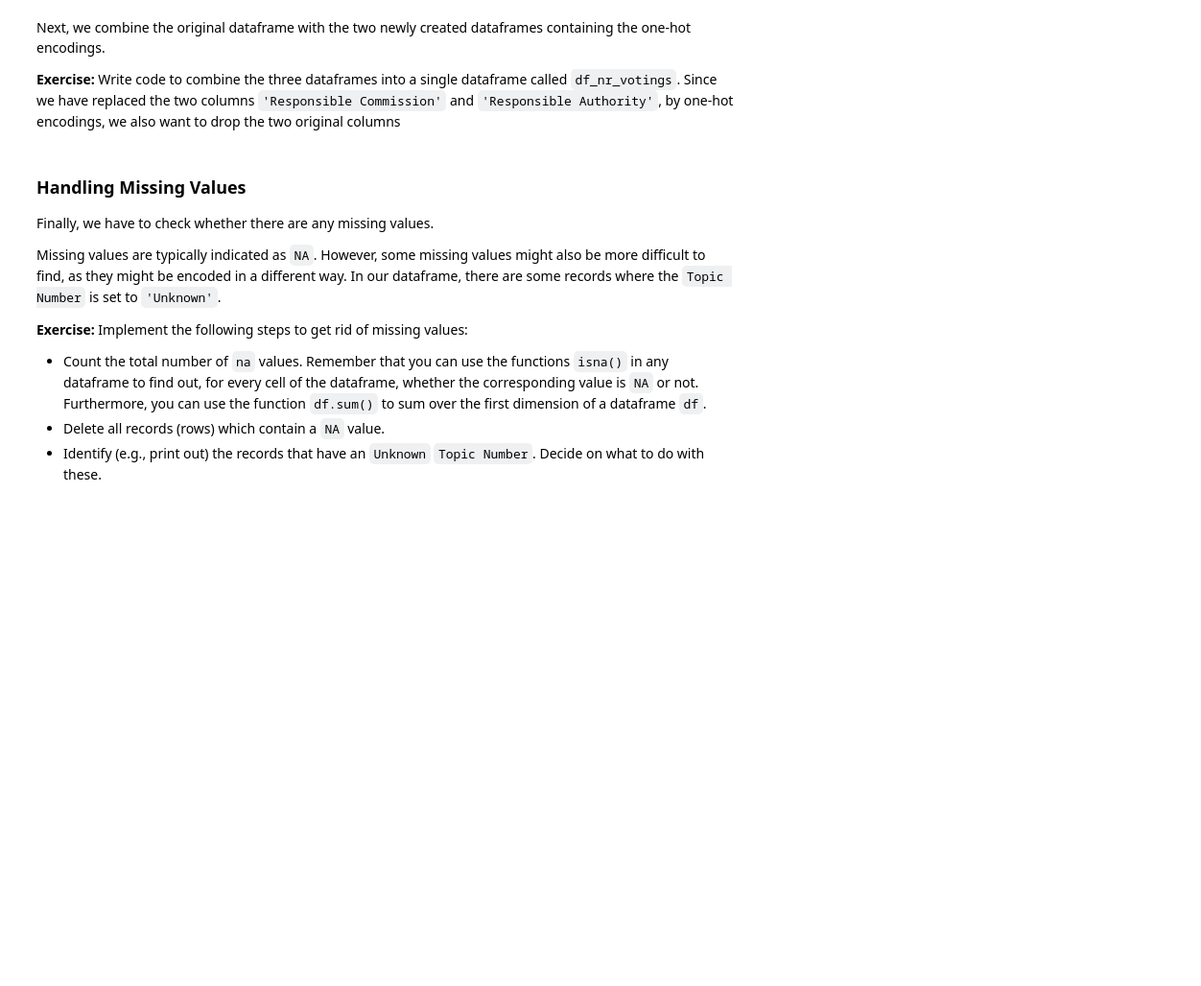
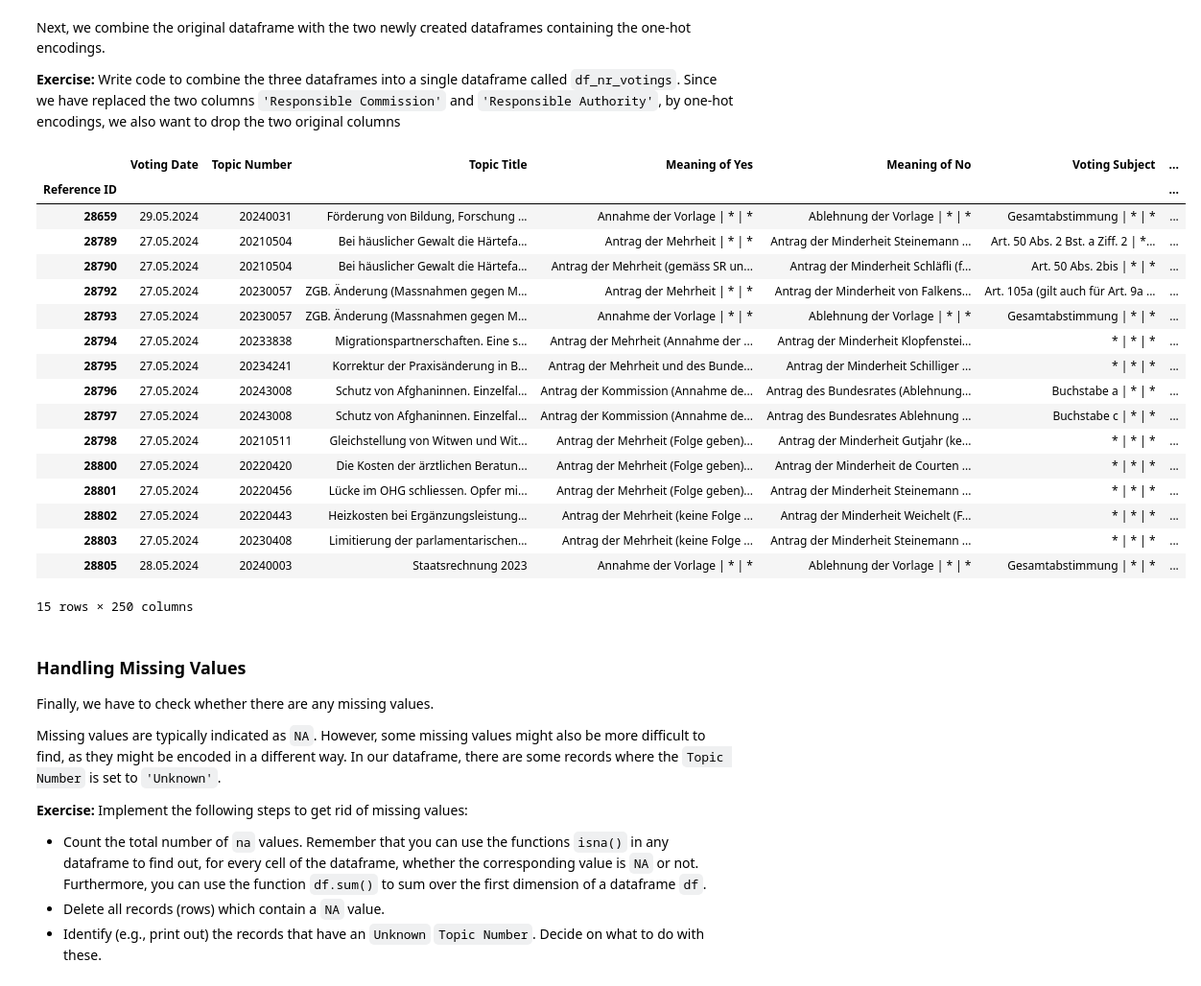
Before and after one commit to andrealuzzi/Block3, a Jupyter notebook: Project_5_Data_Preparation.ipynb, the cells around one changed output. Shown at 96% size. Cells and saved outputs as stored; diff of their text form; code cells hidden in the pictures; blank space fills up the shorter version.

```diff
--- a/Project_5_Data_Preparation.ipynb
+++ b/Project_5_Data_Preparation.ipynb
@@ -75,8 +128,18 @@ df_votings.rename(columns={
     'Bedeutung Ja': 'Meaning of Yes',
     'Bedeutung Nein': 'Meaning of No',
     'Abstimmungsgegenstand': 'Voting Subject',
-    'Vorlagetitel': 'Proposal Title'
+    'Vorlagetitel': 'Proposal Title',
 }, inplace=True)
+
+df_votings.rename(columns={
+    'Entscheid des Rates': 'Council Decision',
+    "Anzahl 'Ja'": 'Number of Yes',
+    "Anzahl 'Nein'": 'Number of No',
+    "Anzhal Enthaltungen": 'Number of Abstentions',
+    "Anzahl 'entschuldigt'": 'Number of excused',
+    "Anzahl 'nicht teilgenommen'": 'Number of non-participation',
+
+}, inplace=True)
 # %% [markdown]
 Furthermore, we set the "Referenznummer" of the proposal as index, as it is unique for each topic.
 # %%
@@ -164,0 +299,3 @@ One common step is to compute new attributes (or features). For example, we migh
+# %%
+df_votings['Percent_Yes'] = df_votings['Number of Yes'] /(df_votings['Number of Yes'] +df_votings['Number of No'])
+df_votings
@@ -203,3 +373,6 @@ We do the same for the `'Responsible Authority'`.
+# %%
+# df_RA_OH_encoded = ...
+df_RA_OH_encoded= pd.get_dummies(df_nr_votings['Responsible Authority'],  dtype=int)
 # %% [markdown]
 Next, we combine the original dataframe with the two newly created dataframes containing the one-hot encodings.
 
@@ -209,5 +380,31 @@ Next, we combine the original dataframe with the two newly created dataframes co
+# %%
+df_RA_OH_encoded
+df_RC_OH_encoded
+df_votings
+df_nr_votings = pd.concat([df_votings,df_RC_OH_encoded,df_RA_OH_encoded],axis=1,join="inner")
+df_nr_votings
+df_nr_votings.drop(columns=["Responsible Commission","Responsible Authority"],inplace=True)
 # %%
-df_nr_votings.head(5)
+df_nr_votings.head(15)
+# %% [output]
+|  | Voting Date | Topic Number | Topic Title | Meaning of Yes | Meaning of No | Voting Subject | ... |
+| Reference ID |  |  |  |  |  |  | ... |
+| 28659 | 29.05.2024 | 20240031 | Förderung von Bildung, Forschung ... | Annahme der Vorlage | * | * | Ablehnung der Vorlage | * | * | Gesamtabstimmung | * | * | ... |
+| 28789 | 27.05.2024 | 20210504 | Bei häuslicher Gewalt die Härtefa... | Antrag der Mehrheit | * | * | Antrag der Minderheit Steinemann ... | Art. 50 Abs. 2 Bst. a Ziff. 2 | *... | ... |
+| 28790 | 27.05.2024 | 20210504 | Bei häuslicher Gewalt die Härtefa... | Antrag der Mehrheit (gemäss SR un... | Antrag der Minderheit Schläfli (f... | Art. 50 Abs. 2bis | * | * | ... |
+| 28792 | 27.05.2024 | 20230057 | ZGB. Änderung (Massnahmen gegen M... | Antrag der Mehrheit | * | * | Antrag der Minderheit von Falkens... | Art. 105a (gilt auch für Art. 9a ... | ... |
+| 28793 | 27.05.2024 | 20230057 | ZGB. Änderung (Massnahmen gegen M... | Annahme der Vorlage | * | * | Ablehnung der Vorlage | * | * | Gesamtabstimmung | * | * | ... |
+| 28794 | 27.05.2024 | 20233838 | Migrationspartnerschaften. Eine s... | Antrag der Mehrheit (Annahme der ... | Antrag der Minderheit Klopfenstei... | * | * | * | ... |
+| 28795 | 27.05.2024 | 20234241 | Korrektur der Praxisänderung in B... | Antrag der Mehrheit und des Bunde... | Antrag der Minderheit Schilliger ... | * | * | * | ... |
+| 28796 | 27.05.2024 | 20243008 | Schutz von Afghaninnen. Einzelfal... | Antrag der Kommission (Annahme de... | Antrag des Bundesrates (Ablehnung... | Buchstabe a | * | * | ... |
+| 28797 | 27.05.2024 | 20243008 | Schutz von Afghaninnen. Einzelfal... | Antrag der Kommission (Annahme de... | Antrag des Bundesrates Ablehnung ... | Buchstabe c | * | * | ... |
+| 28798 | 27.05.2024 | 20210511 | Gleichstellung von Witwen und Wit... | Antrag der Mehrheit (Folge geben)... | Antrag der Minderheit Gutjahr (ke... | * | * | * | ... |
+| 28800 | 27.05.2024 | 20220420 | Die Kosten der ärztlichen Beratun... | Antrag der Mehrheit (Folge geben)... | Antrag der Minderheit de Courten ... | * | * | * | ... |
+| 28801 | 27.05.2024 | 20220456 | Lücke im OHG schliessen. Opfer mi... | Antrag der Mehrheit (Folge geben)... | Antrag der Minderheit Steinemann ... | * | * | * | ... |
+| 28802 | 27.05.2024 | 20220443 | Heizkosten bei Ergänzungsleistung... | Antrag der Mehrheit (keine Folge ... | Antrag der Minderheit Weichelt (F... | * | * | * | ... |
+| 28803 | 27.05.2024 | 20230408 | Limitierung der parlamentarischen... | Antrag der Mehrheit (keine Folge ... | Antrag der Minderheit Steinemann ... | * | * | * | ... |
+| 28805 | 28.05.2024 | 20240003 | Staatsrechnung 2023 | Annahme der Vorlage | * | * | Ablehnung der Vorlage | * | * | Gesamtabstimmung | * | * | ... |
+15 rows × 250 columns
 # %% [markdown]
 ### Handling Missing Values
 Finally, we have to check whether there are any missing values.
```
Also changed, not shown: parts of 31 cells of this notebook.
